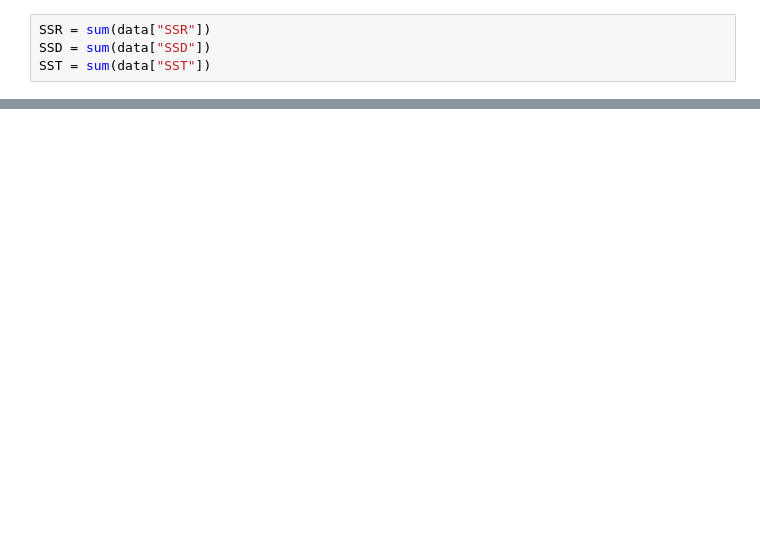
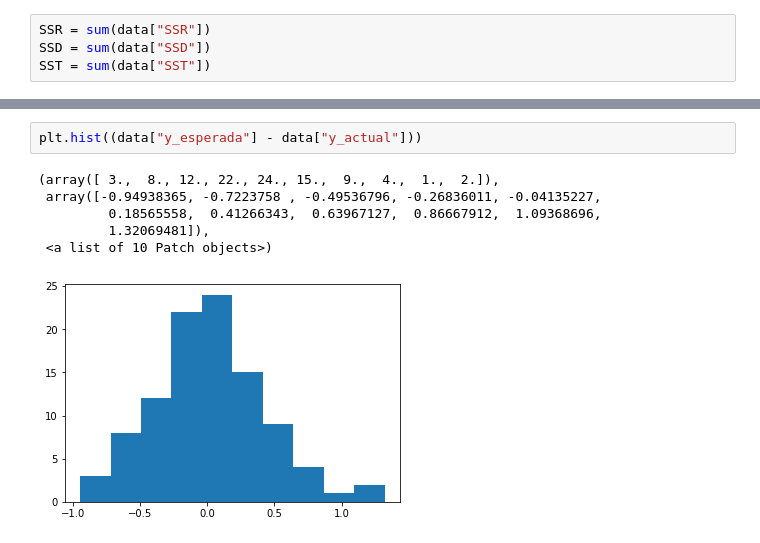
Before and after one commit to Andhurt/Machine_Learning_Py, a Jupyter notebook: notebooks/T4 - 1 - Linear Regression - Datos ficticios.ipynb, the cells around one changed output, grey strips where cells are left out. Saved outputs shown, nothing was run; the diff lists cells and outputs as text; blank space fills up the shorter version.

```diff
--- a/notebooks/T4 - 1 - Linear Regression - Datos ficticios.ipynb
+++ b/notebooks/T4 - 1 - Linear Regression - Datos ficticios.ipynb
@@ -92,0 +101,9 @@ R2
+# %%
+plt.hist((data["y_esperada"] - data["y_actual"]))
+# %% [output]
+(array([ 3.,  8., 12., 22., 24., 15.,  9.,  4.,  1.,  2.]),
+ array([-0.94938365, -0.7223758 , -0.49536796, -0.26836011, -0.04135227,
+         0.18565558,  0.41266343,  0.63967127,  0.86667912,  1.09368696,
+         1.32069481]),
+ <a list of 10 Patch objects>)
+[figure, added]
```
Also changed, not shown: parts of 25 cells of this notebook, 6 other files.
